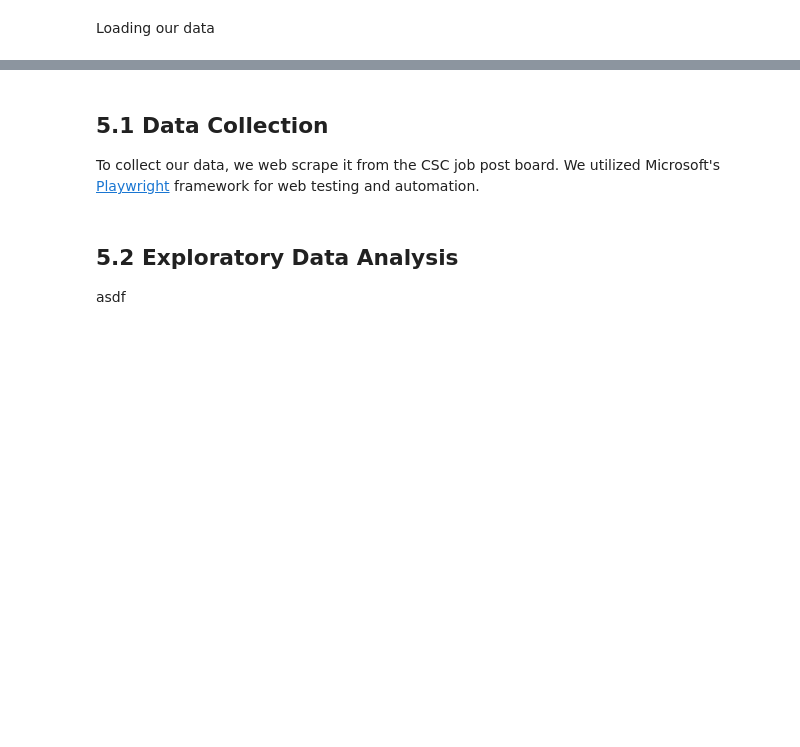
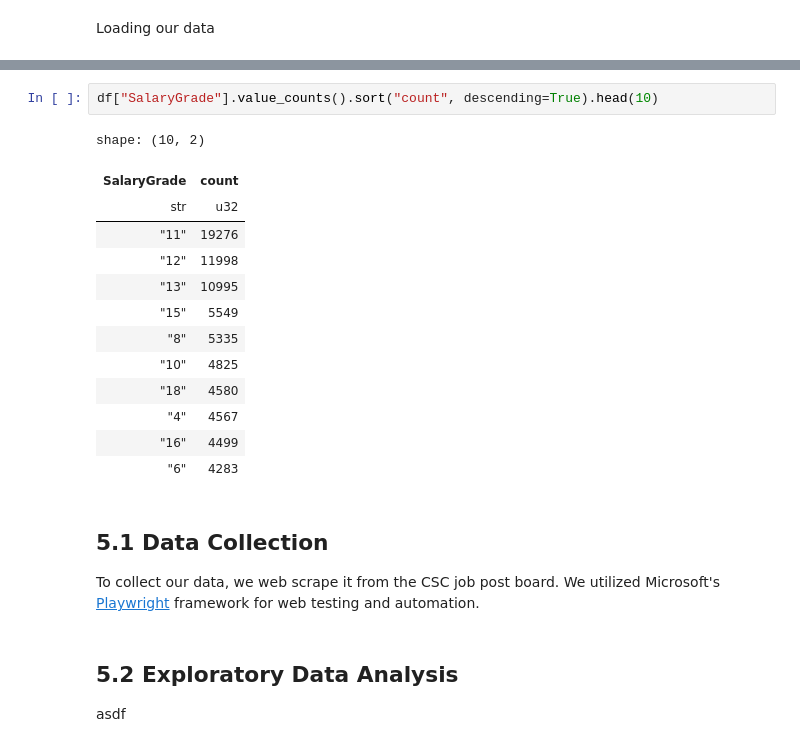
Before and after one commit to iragca/ml-final-project, a Jupyter notebook: notebooks/3.0-iragca-modeling.ipynb, the cells around one changed output, grey strips where cells are left out. Saved outputs shown, nothing was run; the diff lists cells and outputs as text; blank space fills up the shorter version.

```diff
--- a/notebooks/3.0-iragca-modeling.ipynb
+++ b/notebooks/3.0-iragca-modeling.ipynb
@@ -83,6 +82,22 @@ shape: (110_244, 15)
 | 4365994 | "DEPARTMENT OF EDUCATION" | "Region V" | "Elementary" | 2025-02-24 | 2025-03-07 | "Teacher III" | "13" | ... |
 | 4286569 | "DEPARTMENT OF INFORMATION AND … | "NCR" | "Regional Office V - Technical … | 2025-01-15 | 2025-01-25 | "Information Technology Officer… | "19" | ... |
 | 4340306 | "MGO LA TRINIDAD (CAPITAL), BEN… | "CAR" | "Municipal Accounting Office" | 2025-02-17 | 2025-03-04 | "Administrative Assistant II (B… | "8" | ... |
+# %%
+df["SalaryGrade"].value_counts().sort("count", descending=True).head(10)
+# %% [output]
+shape: (10, 2)
+| SalaryGrade | count |
+| str | u32 |
+| "11" | 19276 |
+| "12" | 11998 |
+| "13" | 10995 |
+| "15" | 5549 |
+| "8" | 5335 |
+| "10" | 4825 |
+| "18" | 4580 |
+| "4" | 4567 |
+| "16" | 4499 |
+| "6" | 4283 |
 # %% [markdown]
 ## 5.1 Data Collection
 
```
Also changed, not shown: parts of 11 cells of this notebook.
